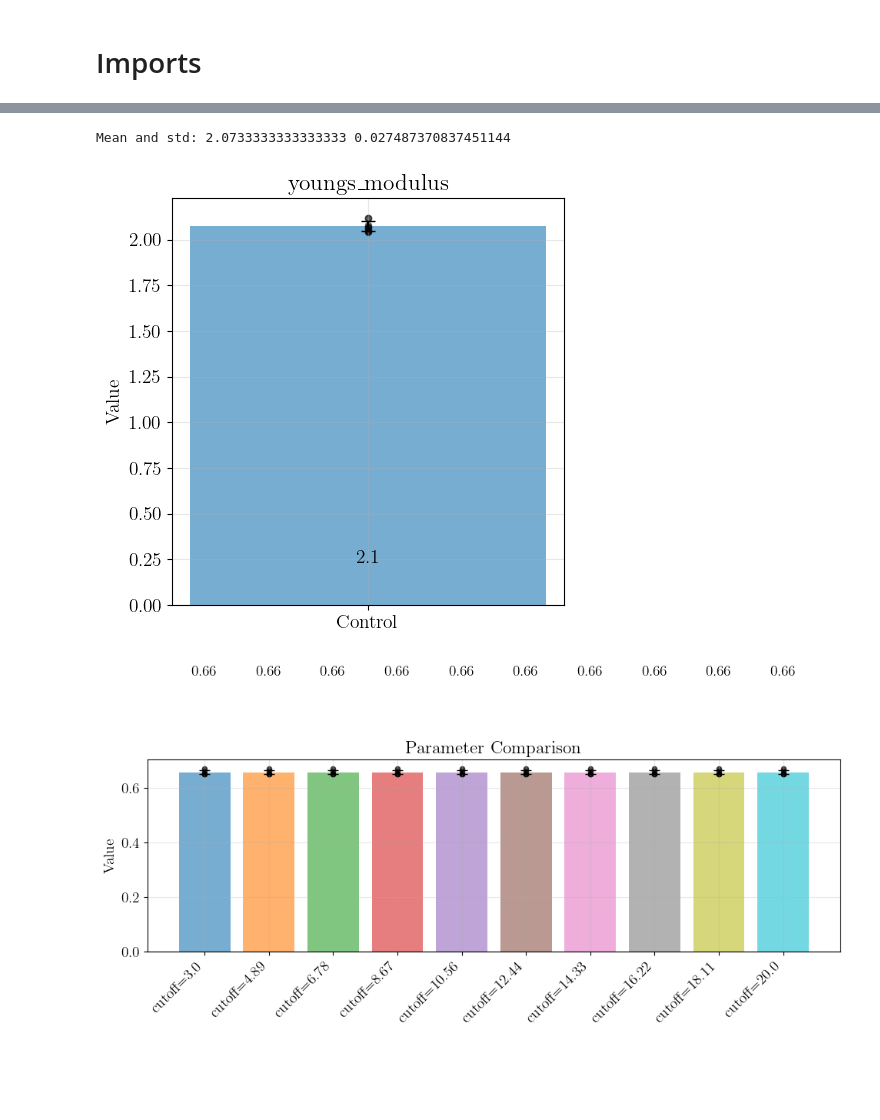
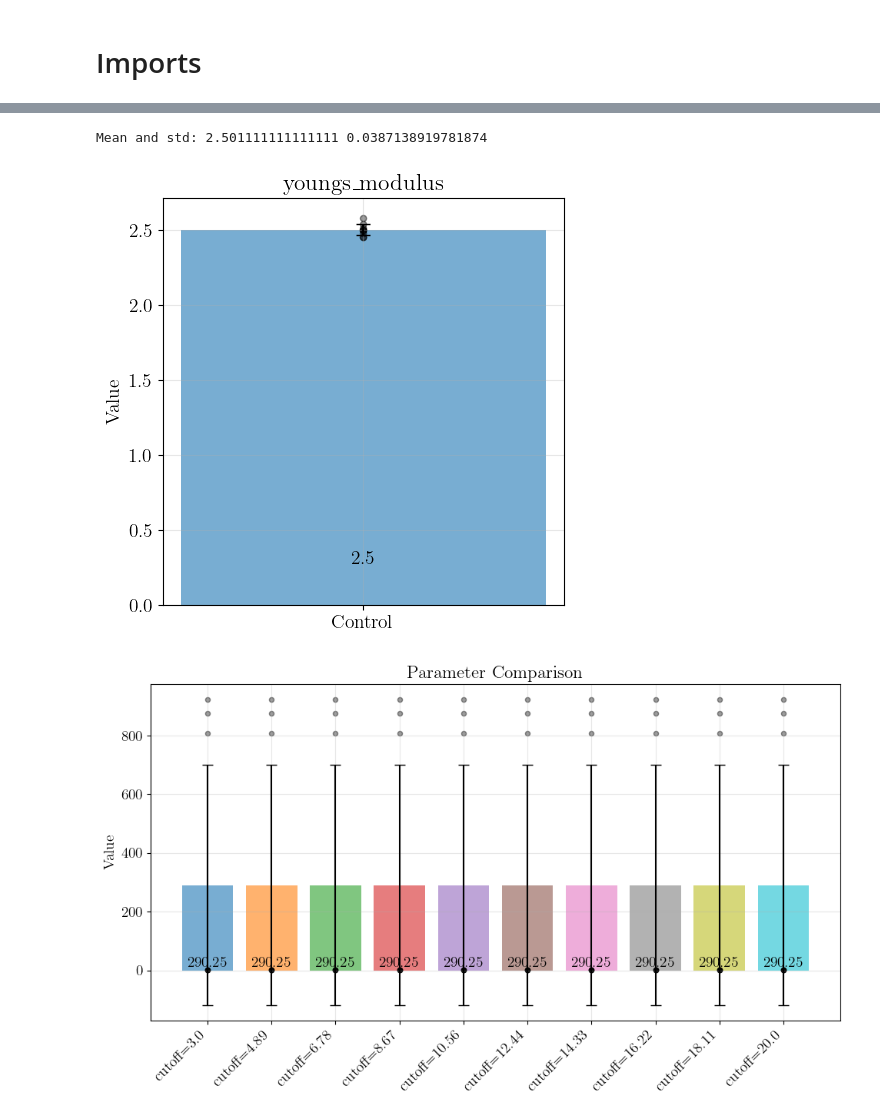
Before and after one commit to ecmscripts/indentation, a Jupyter notebook: PDMS_30to1.ipynb, the cells around one changed output, grey strips where cells are left out. Cells and saved outputs as stored; diff of their text form; code cells hidden in the pictures; blank space fills up the shorter version.

```diff
--- a/PDMS_30to1.ipynb
+++ b/PDMS_30to1.ipynb
@@ -40,22 +40,22 @@ afm.plot_all_raw()
 # %%
-function_arguments = dict(radius=10, nu=0.5, cutoff=20, keyname="youngs_modulus")
+function_arguments = dict(radius=5, nu=0.5, cutoff=10, keyname="youngs_modulus")
 afm.calculate_curve_parameter(function=parameter_youngs_modulus, **function_arguments)
 plot_curve_parameters_bar(afm,
                          parameter_names=['youngs_modulus'],
                          labels=['Control'],
                          figsize=(5,5))
 # %% [output]
-Mean and std: 2.0733333333333333 0.027487370837451144
+Mean and std: 2.501111111111111 0.0387138919781874
-[figure, old version]
+[figure, new version]
 # %%
 cutoffs = np.linspace(3, 20, 10)
 
 for cutoff in cutoffs:
-    function_arguments = dict(radius=100, nu=0.5, cutoff=cutoff, keyname="cutoff="+str(np.round(cutoff, 2)))
+    function_arguments = dict(radius=5, nu=0.5, cutoff=cutoff, keyname="cutoff="+str(np.round(cutoff, 2)))
     afm.calculate_curve_parameter(function=parameter_youngs_modulus, **function_arguments)
 
 plot_instance_parameters_bar(afm,
                          parameter_names=[*["cutoff="+str(np.round(cutoff, 2)) for cutoff in cutoffs]],
                          figsize=(10,6))
 # %% [output]
-[figure, old version]
+[figure, new version]
```
Also changed, not shown: parts of 8 cells of this notebook, 2 other files.
